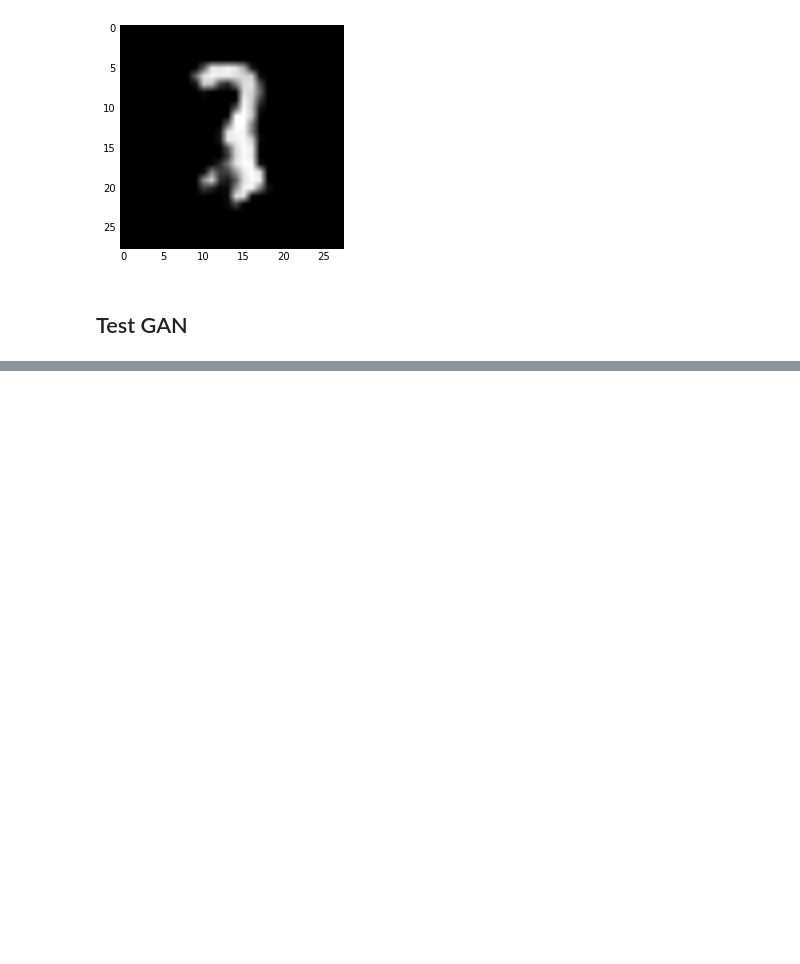
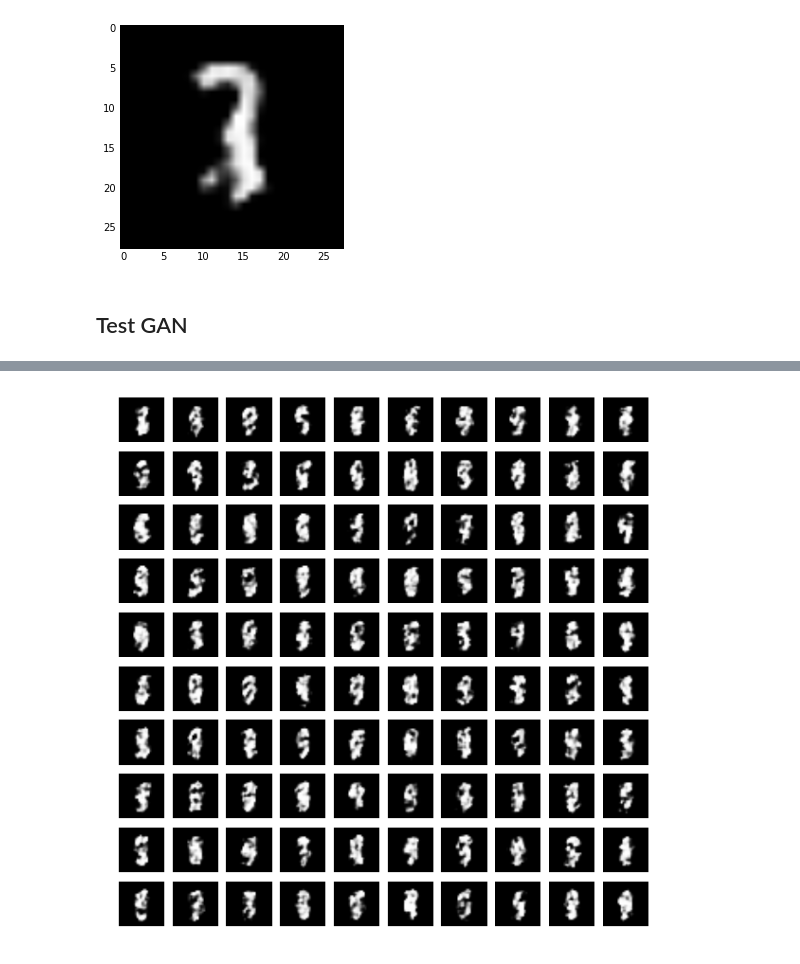
Before and after one commit to angadgill/conditional_cnn_gan, a Jupyter notebook: Class_Conditional_CNN_GAN.ipynb, the cells around one changed output, grey strips where cells are left out. Drawn from its saved outputs; the diff is of its cells as text; code cells hidden in the pictures; blank space fills up the shorter version.

Commit message:
Added function to viz. all classes

```diff
--- a/Class_Conditional_CNN_GAN.ipynb
+++ b/Class_Conditional_CNN_GAN.ipynb
@@ -326,0 +314,16 @@ Fake image using label 5:
+# %%
+def show_all_labels(n, g_model):
+    plt.figure(figsize=(10,10))
+    for l in range(10):
+        noise = np.random.uniform(0, 1, size=[n, 100])
+        labels = np_utils.to_categorical([l]*n, nb_classes=10)
+        fake_images = g_model.predict([noise, labels], verbose=0)
+
+        for i, img in enumerate(fake_images):
+            plt.subplot(10, n, (l*n)+i+1)
+            plt.imshow(img[0], cmap=plt.cm.gray);
+            plt.axis('off')
+# %%
+show_all_labels(10, generator)
+# %% [output]
+[figure, added]
```
Also changed, not shown: parts of 1 cell of this notebook.
